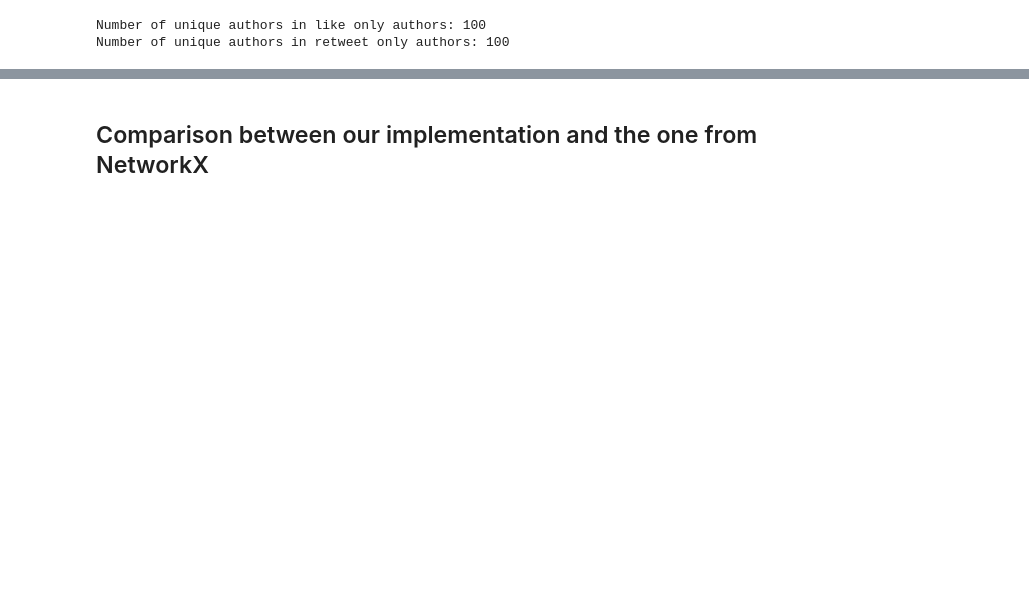
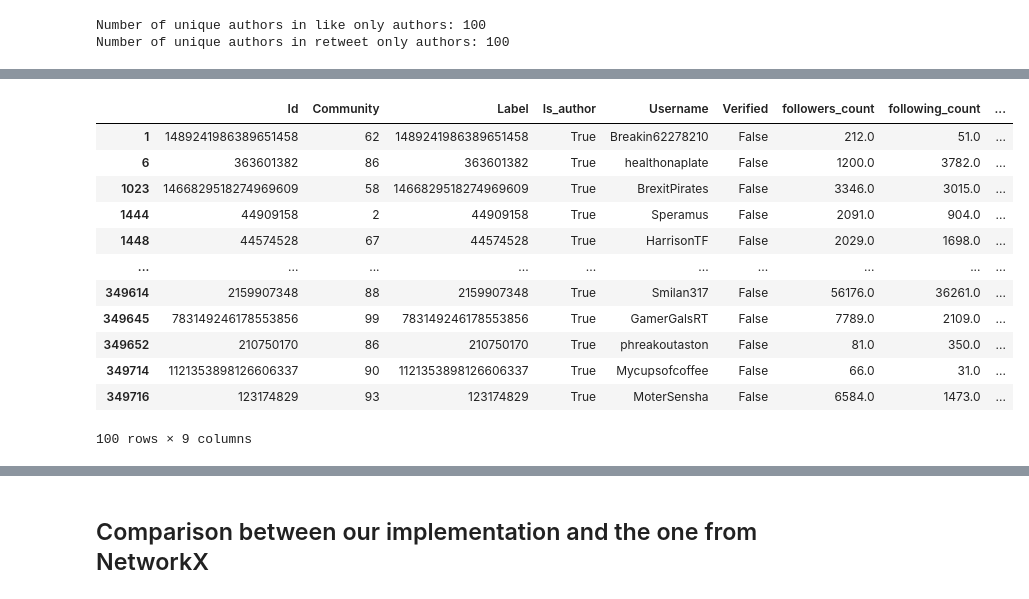
Before and after one commit to ChristopheBroillet/twitter-ukraine-conflict, a Jupyter notebook: 3-analysis.ipynb, the cells around one changed output, grey strips where cells are left out. Saved outputs shown, nothing was run; the diff lists cells and outputs as text; code cells hidden in the pictures; blank space fills up the shorter version.

```diff
--- a/3-analysis.ipynb
+++ b/3-analysis.ipynb
@@ -237,8 +237,8 @@ Number of nodes in the intersection between like and retweet: 42458
 # %%
-# df_result_like only keep is_author = True
+
 df_result_like_only_authors = df_result_like[df_result_like['Is_author'] == True]
-# df_result_retweet only keep is_author = True
 df_result_retweet_only_authors = df_result_retweet[df_result_retweet['Is_author'] == True]
+df_result_any_only_authors = df_result_any[df_result_any['Is_author'] == True]
 
 # number of unique communities in df_result_like_only_authors
 n_unique_like_only_authors = len(df_result_like_only_authors['Id'].unique())
@@ -274,5 +254,4 @@ df_result_like_only_authors["Id"].iloc[0]
 # %%
 # create a list of all the authors
-authors = list(df_result_like_only_authors["Id"].unique())
-
-tweets = client.get_tweets(ids=[2752784274], expansions=['referenced_tweets.id', 'referenced_tweets.id.author_id'])
+authors = list(df_result_any_only_authors["Id"].unique())
+res = client.get_users(ids=authors, user_fields=["public_metrics", "verified"])
@@ -281,0 +258,7 @@ Unauthorized
+# %%
+for user_detail in res.data:
+    df_result_any_only_authors.loc[df_result_any_only_authors['Id'] == user_detail['id'], 'Username'] = user_detail['username']
+    df_result_any_only_authors.loc[df_result_any_only_authors['Id'] == user_detail['id'], 'Verified'] = user_detail['verified']
+    df_result_any_only_authors.loc[df_result_any_only_authors['Id'] == user_detail['id'], 'followers_count'] = user_detail['public_metrics']['followers_count']
+    df_result_any_only_authors.loc[df_result_any_only_authors['Id'] == user_detail['id'], 'following_count'] = user_detail['public_metrics']['following_count']
+    df_result_any_only_authors.loc[df_result_any_only_authors['Id'] == user_detail['id'], 'tweet_count'] = user_detail['public_metrics']['tweet_count']
@@ -281,0 +283,16 @@ Unauthorized
+# %%
+df_result_any_only_authors
+# %% [output]
+|  | Id | Community | Label | Is_author | Username | Verified | followers_count | following_count | ... |
+| 1 | 1489241986389651458 | 62 | 1489241986389651458 | True | Breakin62278210 | False | 212.0 | 51.0 | ... |
+| 6 | 363601382 | 86 | 363601382 | True | healthonaplate | False | 1200.0 | 3782.0 | ... |
+| 1023 | 1466829518274969609 | 58 | 1466829518274969609 | True | BrexitPirates | False | 3346.0 | 3015.0 | ... |
+| 1444 | 44909158 | 2 | 44909158 | True | Speramus | False | 2091.0 | 904.0 | ... |
+| 1448 | 44574528 | 67 | 44574528 | True | HarrisonTF | False | 2029.0 | 1698.0 | ... |
+| ... | ... | ... | ... | ... | ... | ... | ... | ... | ... |
+| 349614 | 2159907348 | 88 | 2159907348 | True | Smilan317 | False | 56176.0 | 36261.0 | ... |
+| 349645 | 783149246178553856 | 99 | 783149246178553856 | True | GamerGalsRT | False | 7789.0 | 2109.0 | ... |
+| 349652 | 210750170 | 86 | 210750170 | True | phreakoutaston | False | 81.0 | 350.0 | ... |
+| 349714 | 1121353898126606337 | 90 | 1121353898126606337 | True | Mycupsofcoffee | False | 66.0 | 31.0 | ... |
+| 349716 | 123174829 | 93 | 123174829 | True | MoterSensha | False | 6584.0 | 1473.0 | ... |
+100 rows × 9 columns
```
Also changed, not shown: parts of 16 cells of this notebook, 10 other files.
